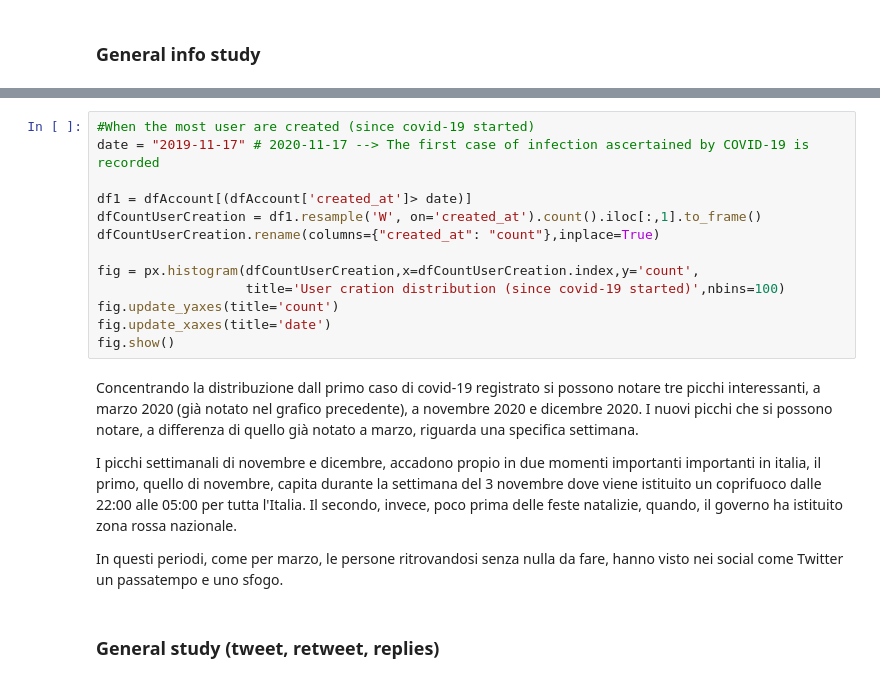
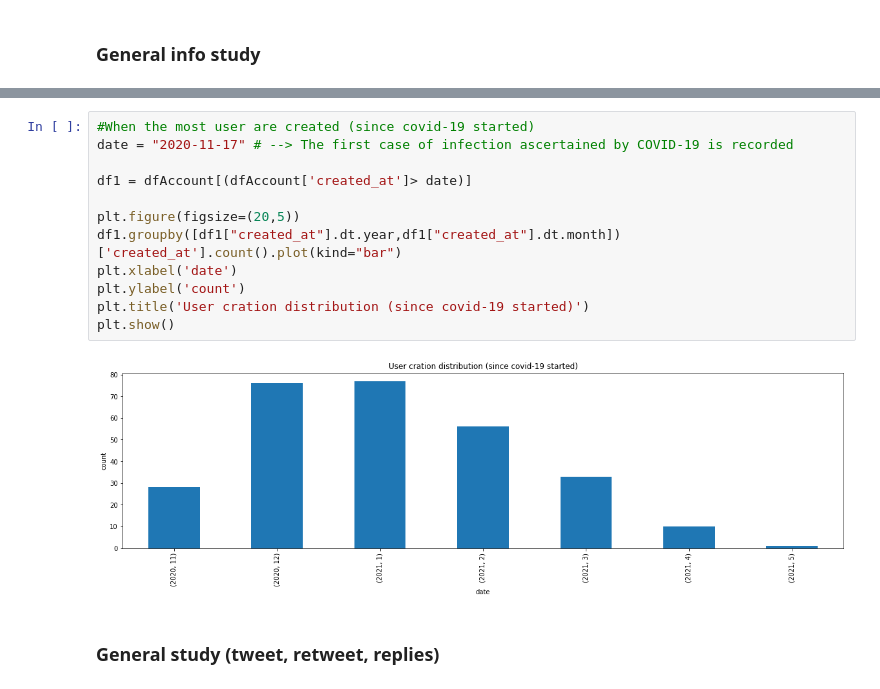
Before and after one commit to giada-c/twitterStudy, a Jupyter notebook: 2_Account_study/Account_study-Provax.ipynb, the cells around one changed output, grey strips where cells are left out. Cells and saved outputs as stored; diff of their text form.

```diff
--- a/2_Account_study/Account_study-Provax.ipynb
+++ b/2_Account_study/Account_study-Provax.ipynb
@@ -63,22 +85,17 @@ Infine, verso fine marzo 2020, soprattutto in Italia, vi è stato un ferreo lock
 # %%
 #When the most user are created (since covid-19 started)
-date = "2019-11-17" # 2020-11-17 --> The first case of infection ascertained by COVID-19 is recorded
+date = "2020-11-17" # --> The first case of infection ascertained by COVID-19 is recorded
 
 df1 = dfAccount[(dfAccount['created_at']> date)]
-dfCountUserCreation = df1.resample('W', on='created_at').count().iloc[:,1].to_frame()
-dfCountUserCreation.rename(columns={"created_at": "count"},inplace=True)
 
-fig = px.histogram(dfCountUserCreation,x=dfCountUserCreation.index,y='count',
-                   title='User cration distribution (since covid-19 started)',nbins=100)
-fig.update_yaxes(title='count')
-fig.update_xaxes(title='date')
-fig.show()
+plt.figure(figsize=(20,5))
+df1.groupby([df1["created_at"].dt.year,df1["created_at"].dt.month])['created_at'].count().plot(kind="bar")
+plt.xlabel('date')
+plt.ylabel('count')
+plt.title('User cration distribution (since covid-19 started)')
+plt.show()
+# %% [output]
+[figure, added]
-# %% [markdown]
-Concentrando la distribuzione dall primo caso di covid-19 registrato si possono notare tre picchi interessanti, a marzo 2020 (già notato nel grafico precedente), a novembre 2020 e dicembre 2020. I nuovi picchi che si possono notare, a differenza di quello già notato a marzo, riguarda una specifica settimana.
-
-I picchi settimanali di novembre e dicembre, accadono propio in due momenti importanti importanti in italia, il primo, quello di novembre, capita durante la settimana del 3 novembre dove viene istituito un coprifuoco dalle 22:00 alle 05:00 per tutta l'Italia. Il secondo, invece, poco prima delle feste natalizie, quando, il governo ha istituito zona rossa nazionale.
-
-In questi periodi, come per marzo, le persone ritrovandosi senza nulla da fare, hanno visto nei social come Twitter un passatempo e uno sfogo.
 # %% [markdown]
 ### General study (tweet, retweet, replies)
 # %% [markdown]
```
Also changed, not shown: parts of 33 cells of this notebook, 6 other files.
